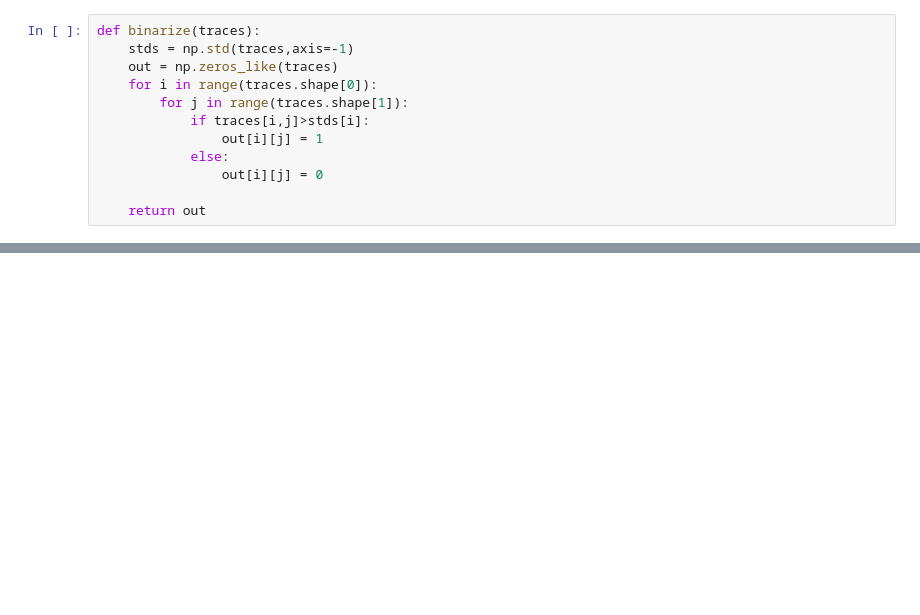
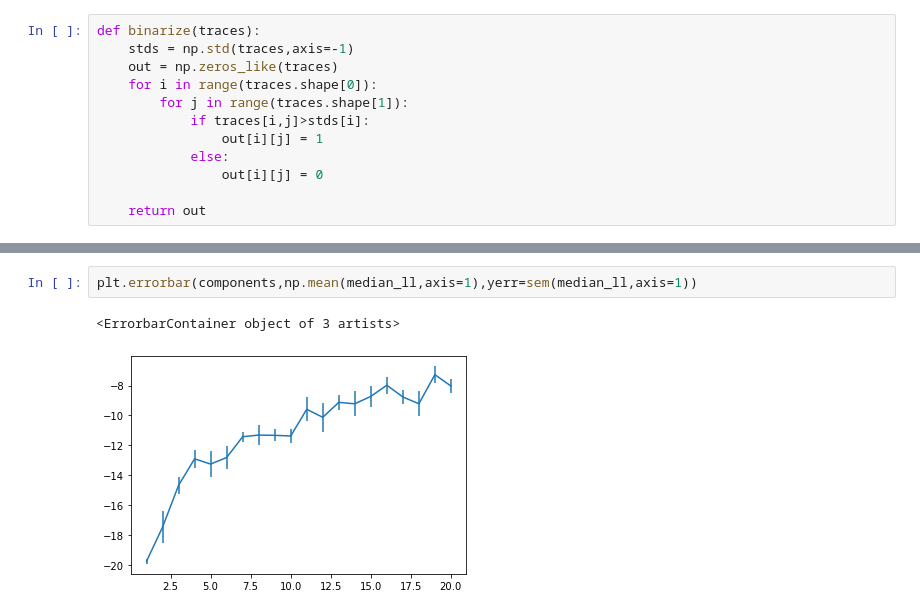
Before and after one commit to melisamc89/acc_network_analysis, a Jupyter notebook: davide/RBM.ipynb, the cells around one changed output, grey strips where cells are left out. Cells and saved outputs as stored; diff of their text form; blank space fills up the shorter version.

```diff
--- a/davide/RBM.ipynb
+++ b/davide/RBM.ipynb
@@ -26 +42,6 @@ BernoulliRBM(n_components=10)
+# %%
+plt.errorbar(components,np.mean(median_ll,axis=1),yerr=sem(median_ll,axis=1))
+# %% [output]
+<ErrorbarContainer object of 3 artists>
+[figure, added]
 # %%
```
Also changed, not shown: parts of 6 cells of this notebook, 2 other files.
